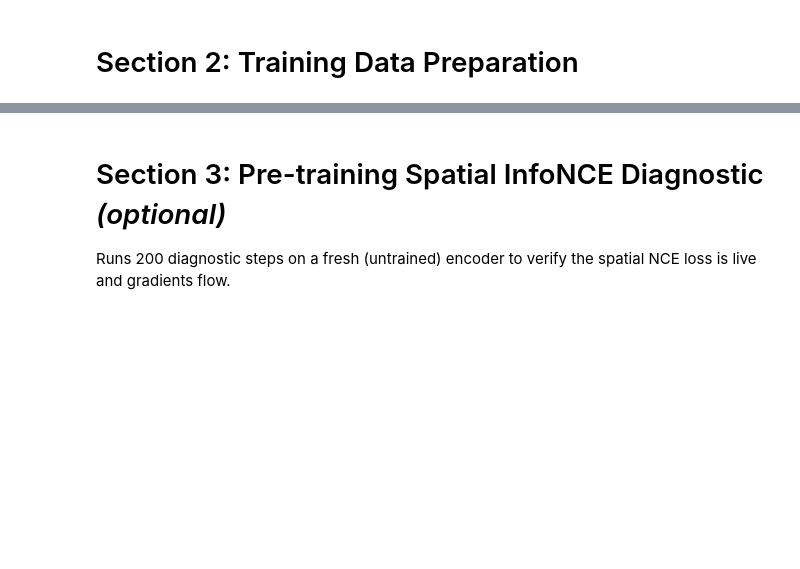
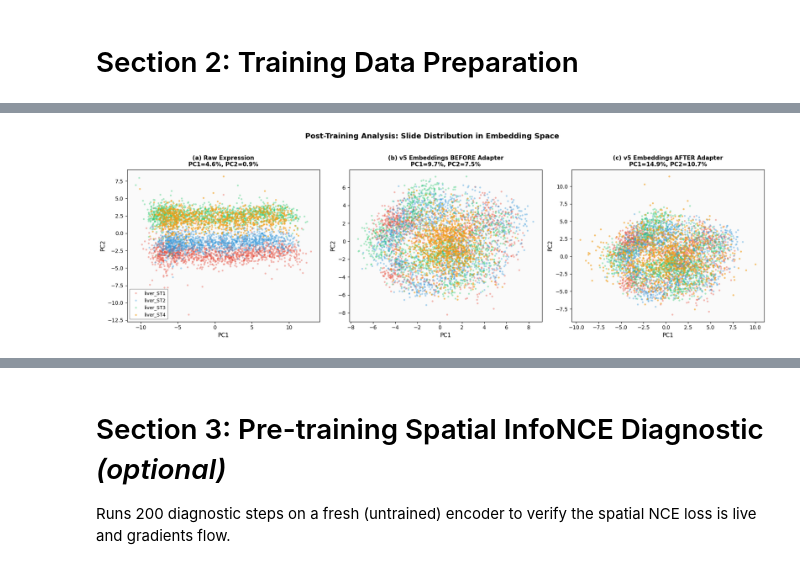
Before and after one commit to ehtesam3154/sc_st, a Jupyter notebook: model/liver_encoder_v2.ipynb, the cells around one changed output, grey strips where cells are left out. Drawn from its saved outputs; the diff is of its cells as text; code cells hidden in the pictures; blank space fills up the shorter version.

```diff
--- a/model/liver_encoder_v2.ipynb
+++ b/model/liver_encoder_v2.ipynb
@@ -131,0 +3231,83 @@ print(f"\nTotal for Stage A: {st_expr.shape[0] + n_inf}")
+# %%
+# ===================================================================
+# CELL 3: PCA Visualization (Raw / Before / After Adapter)
+# ===================================================================
+from sklearn.decomposition import PCA
+import matplotlib.pyplot as plt
+
+print("=" * 70)
+print("ANALYSIS 3: PCA Visualization (Raw / Before / After Adapter)")
+print("=" * 70)
+
+N_VIS = 3000
+np.random.seed(42)
+
+def subsample_per_slide(z_all, labels, n_max, n_slides):
+    idx_all = []
+    for i in range(n_slides):
+        mask_idx = (labels == i).nonzero(as_tuple=True)[0]
+        n_take = min(n_max, mask_idx.shape[0])
+        perm = mask_idx[torch.randperm(mask_idx.shape[0])[:n_take]]
+        idx_all.append(perm)
+    idx = torch.cat(idx_all)
+    return idx
+
+# Use same subsampled indices for all three panels
+idx_sub = subsample_per_slide(z_all_before, labels_4class, N_VIS, 4)
+lab_sub = labels_4class[idx_sub].numpy()
+
+raw_all = torch.cat([st_expr.cpu(), inf_expr.cpu()], dim=0)
+raw_sub = raw_all[idx_sub].numpy()
+bef_sub = z_all_before[idx_sub].numpy()
+aft_sub = z_all_after[idx_sub].numpy()
+
+pca_raw = PCA(n_components=2, random_state=42)
+pca_bef = PCA(n_components=2, random_state=42)
+pca_aft = PCA(n_components=2, random_state=42)
+
+proj_raw = pca_raw.fit_transform(raw_sub)
+proj_bef = pca_bef.fit_transform(bef_sub)
+proj_aft = pca_aft.fit_transform(aft_sub)
+
+var_raw = pca_raw.explained_variance_ratio_
+var_bef = pca_bef.explained_variance_ratio_
+var_aft = pca_aft.explained_variance_ratio_
+
+fig, axes = plt.subplots(1, 3, figsize=(18, 5.5))
+
+titles = [
+    f"(a) Raw Expression\nPC1={var_raw[0]:.1%}, PC2={var_raw[1]:.1%}",
+    f"(b) v5 Embeddings BEFORE Adapter\nPC1={var_bef[0]:.1%}, PC2={var_bef[1]:.1%}",
+    f"(c) v5 Embeddings AFTER Adapter\nPC1={var_aft[0]:.1%}, PC2={var_aft[1]:.1%}",
+]
+projections = [proj_raw, proj_bef, proj_aft]
+
+for ax, proj, title in zip(axes, projections, titles):
+    # Plot ST1-3 first, ST4 on top for visibility
+    for i in [0, 1, 2, 3]:
+        mask = lab_sub == i
+        name = slide_names_4[i]
+        ax.scatter(proj[mask, 0], proj[mask, 1],
+                   c=slide_colors[name], label=name,
+                   s=12, alpha=0.4 if i < 3 else 0.6,
+                   edgecolors='none',
+                   zorder=2 if i < 3 else 3)
+    ax.set_xlabel('PC1', fontsize=11)
+    ax.set_ylabel('PC2', fontsize=11)
+    ax.set_title(title, fontsize=11, fontweight='bold')
+    ax.set_facecolor('#FAFAFA')
+
+axes[0].legend(loc='best', fontsize=9, framealpha=0.9, edgecolor='#888888')
+plt.suptitle('Post-Training Analysis: Slide Distribution in Embedding Space',
+             fontsize=14, fontweight='bold', y=1.02)
+plt.tight_layout()
+plt.show()
+
+# Quick numerical check: how separated is ST4 in each space?
+for name, proj in [('Raw PCA', proj_raw), ('Before adapter', proj_bef), ('After adapter', proj_aft)]:
+    st_center = proj[lab_sub < 3].mean(axis=0)
+    st4_center = proj[lab_sub == 3].mean(axis=0)
+    sep = np.linalg.norm(st4_center - st_center)
+    st_spread = np.std(proj[lab_sub < 3], axis=0).mean()
+    print(f"  {name:20s}: ST4-to-ST centroid separation = {sep:.3f}, ST spread = {st_spread:.3f}, ratio = {sep/st_spread:.2f}")
+# %% [output]
@@ -131,0 +3317 @@ print(f"\nTotal for Stage A: {st_expr.shape[0] + n_inf}")
+[figure, added]
```
Also changed, not shown: parts of 51 cells of this notebook, 1 other file.
